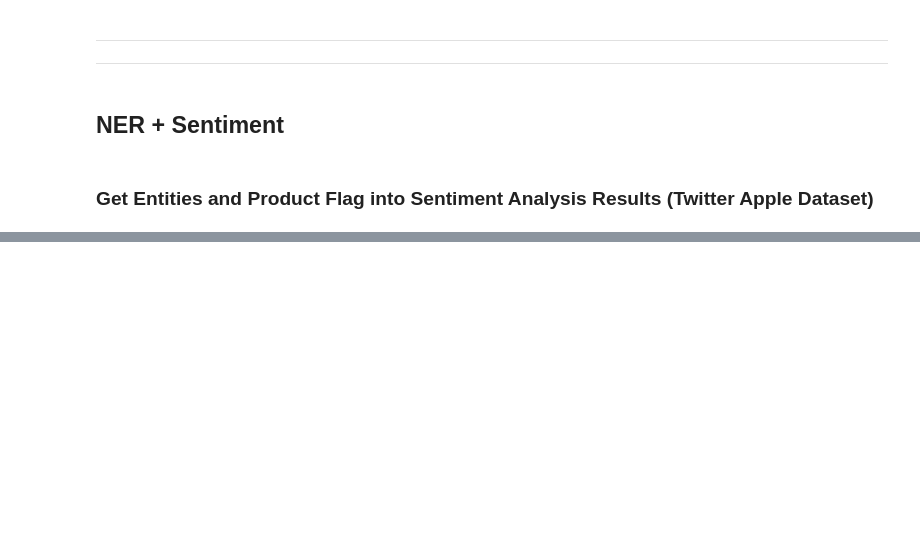
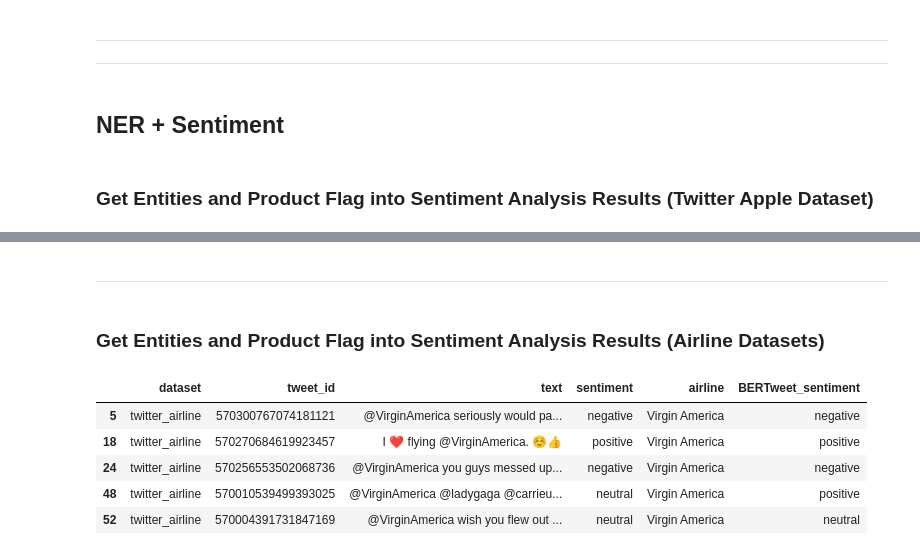
Before and after one commit to vicaranq/CS224-final-project, a Jupyter notebook: NER_exploration.ipynb, the cells around one changed output, grey strips where cells are left out. Cells and saved outputs as stored; diff of their text form; code cells hidden in the pictures; blank space fills up the shorter version.

```diff
--- a/NER_exploration.ipynb
+++ b/NER_exploration.ipynb
@@ -159,0 +190,14 @@ apple_sent
+# %% [markdown]
+-----
+# %% [markdown]
+### Get Entities and Product Flag into Sentiment Analysis Results (Airline Datasets)
+# %%
+df = pd.read_csv('results/BERTweet_predictions_added_to_twitter_test_airline.csv',index_col=0)
+df.head()
+# %% [output]
+|  | dataset | tweet_id | text | sentiment | airline | BERTweet_sentiment |
+| 5 | twitter_airline | 570300767074181121 | @VirginAmerica seriously would pa... | negative | Virgin America | negative |
+| 18 | twitter_airline | 570270684619923457 | I ❤️ flying @VirginAmerica. ☺️👍 | positive | Virgin America | positive |
+| 24 | twitter_airline | 570256553502068736 | @VirginAmerica you guys messed up... | negative | Virgin America | negative |
+| 48 | twitter_airline | 570010539499393025 | @VirginAmerica @ladygaga @carrieu... | neutral | Virgin America | positive |
+| 52 | twitter_airline | 570004391731847169 | @VirginAmerica wish you flew out ... | neutral | Virgin America | neutral |
```
Also changed, not shown: parts of 12 cells of this notebook.
